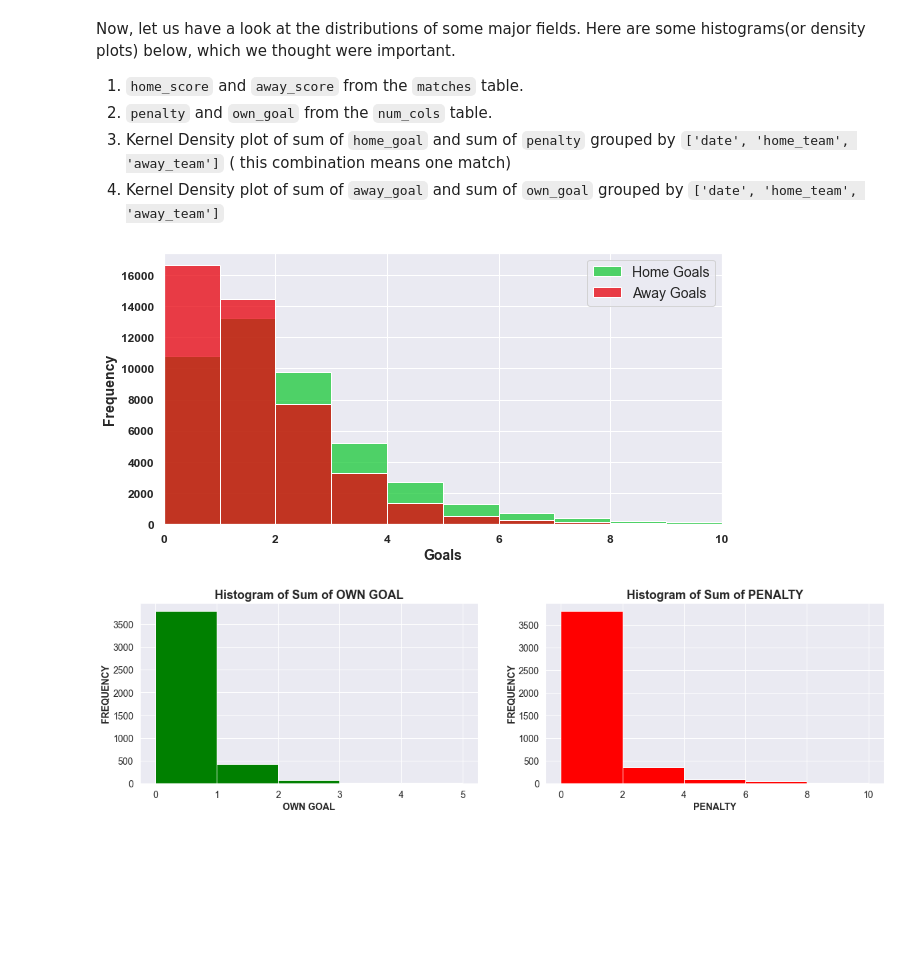
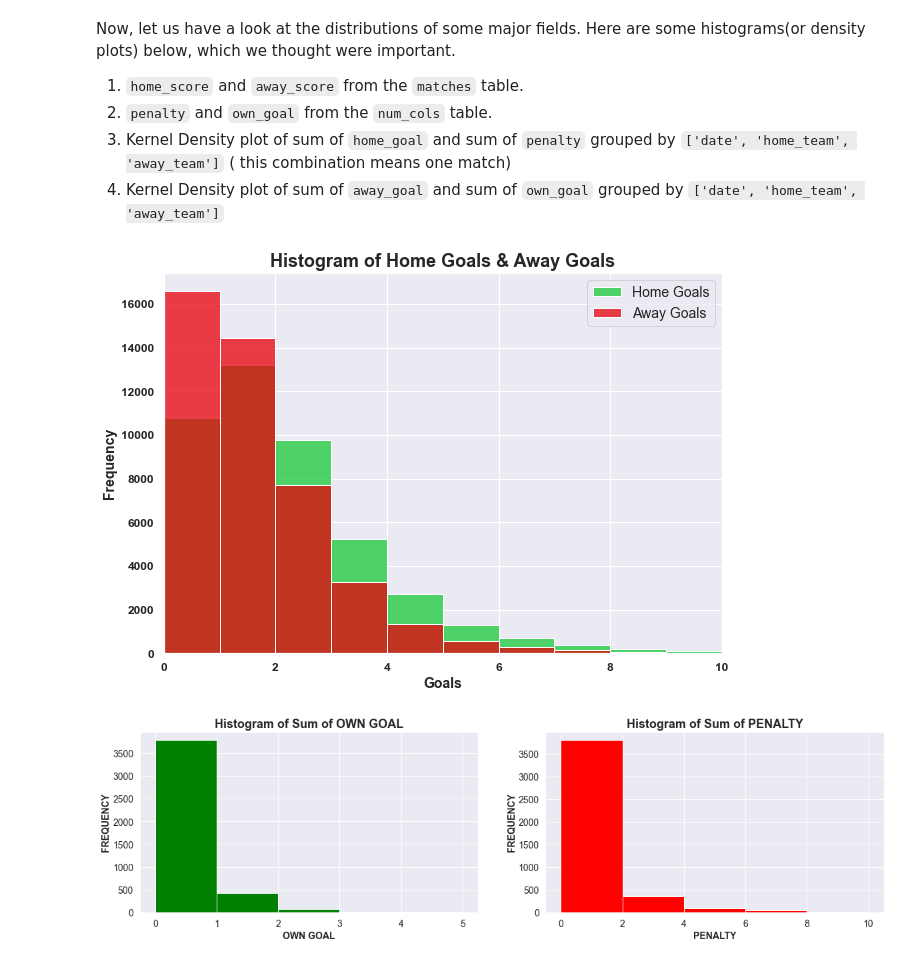
Before and after one commit to ryuukkk/football-data-analysis, a Jupyter notebook: DE_PROJECT.ipynb, the cells around one changed output. Cells and saved outputs as stored; diff of their text form; code cells hidden in the pictures; blank space fills up the shorter version.

```diff
--- a/DE_PROJECT.ipynb
+++ b/DE_PROJECT.ipynb
@@ -354,19 +366,20 @@ Here are some histograms(or density plots) below, which we thought were importan
 # %%
 #1. Home score and away score from the matches table - Histogram
 
+fig = plt.figure(figsize=(10,7))
 ax3 = sns.histplot(data=matches, x='home_score', color='g', label='Home Goals', binwidth=1)
 sns.histplot(data=matches, x='away_score', color='r', label='Away Goals', binwidth=1, ax=ax3)
 sns.set(rc={"figure.figsize":(10,5)}, palette="bright")
 plt.ylabel('Frequency', fontsize=14, fontweight="bold")
 plt.xlabel('Goals', fontsize=14, fontweight="bold")
 plt.xticks(fontsize=12, fontweight="bold")
 plt.yticks(fontsize=12, fontweight="bold")
 plt.xlim(0, 10)
 plt.legend(fontsize=14)
-
+plt.title("Histogram of Home Goals & Away Goals", fontsize=18, fontweight="bold")
 plt.savefig('figures/score_histo.jpg')
 # %% [output]
-[figure, old version]
+[figure, new version]
 # %%
 #2. Penalty and Own goal from num_cols - Histogram
 
```
Also changed, not shown: parts of 32 cells of this notebook, 15 other files.
